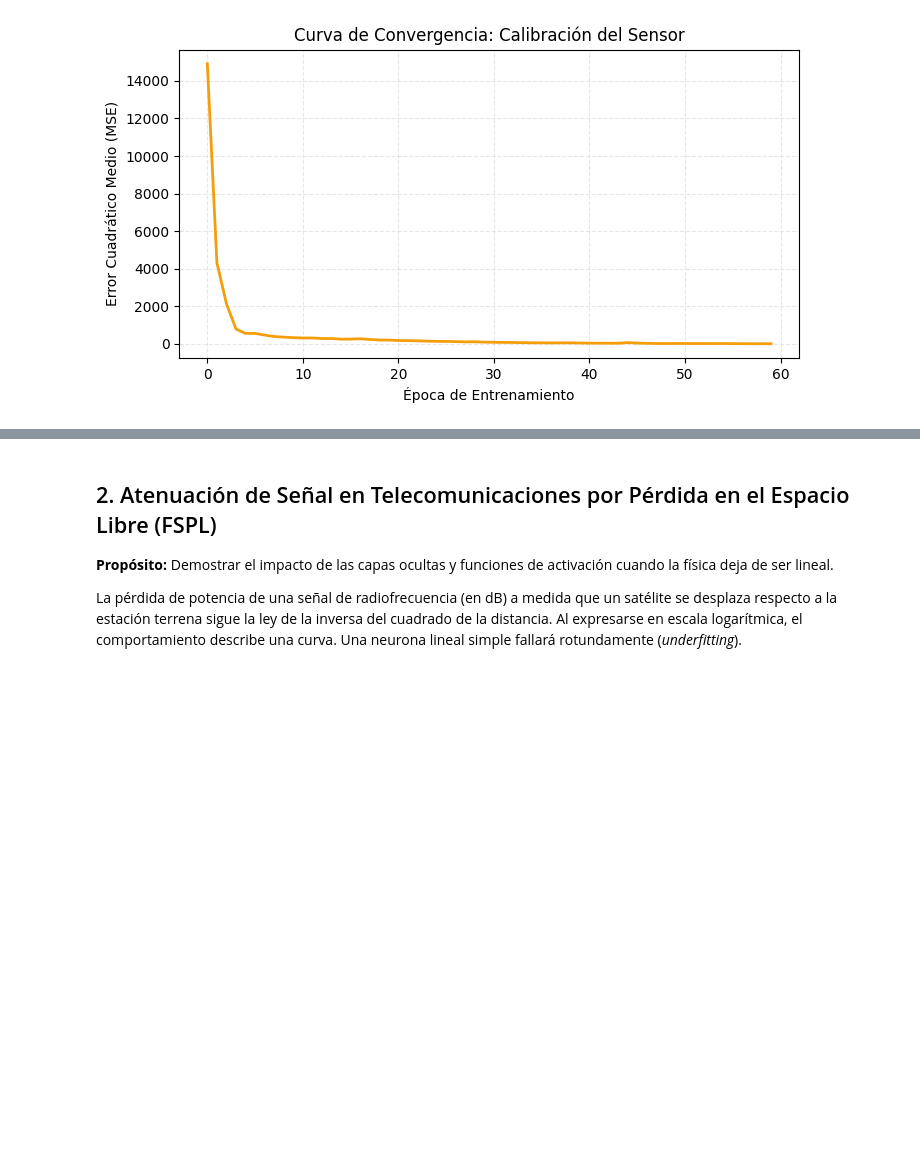
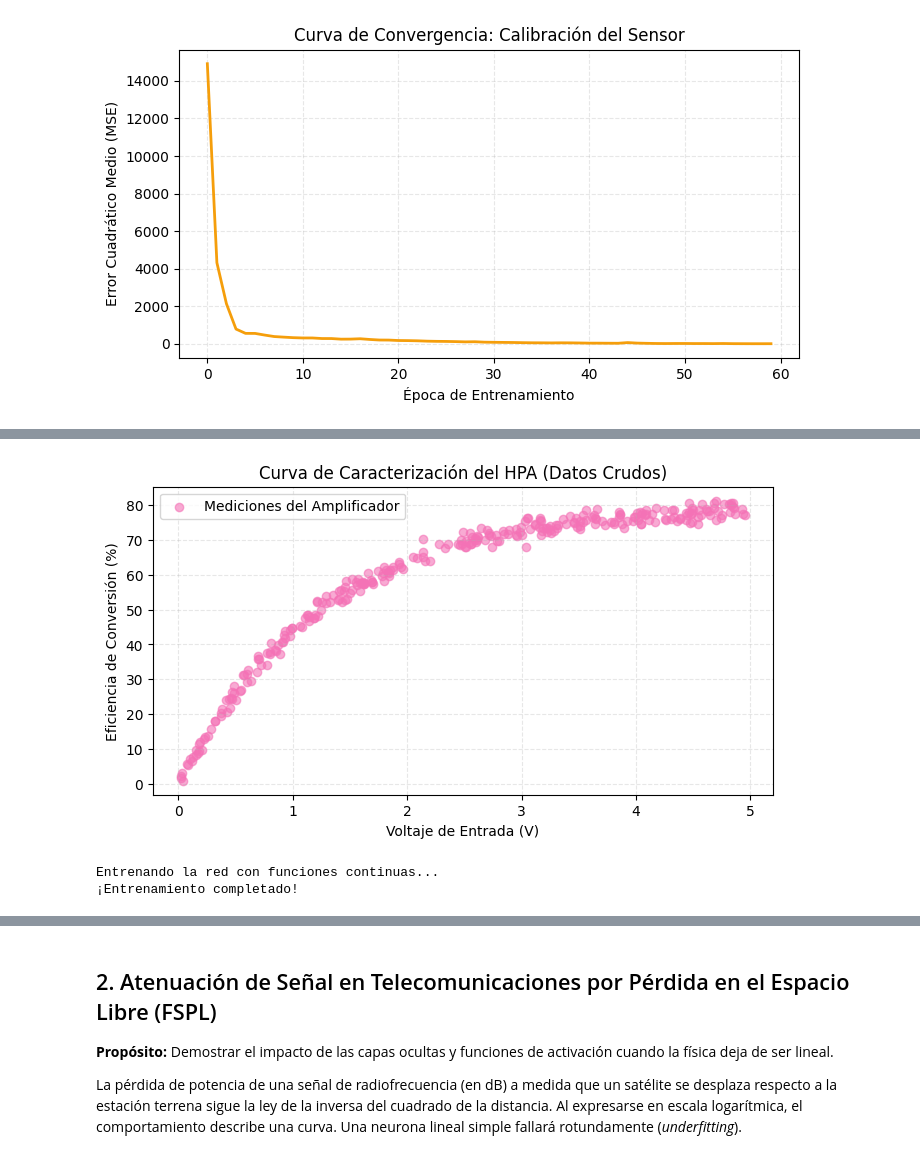
Before and after one commit to hmartinez00/introduccion_nn_python, a Jupyter notebook: notebooks/sesion_1_regresion.ipynb, the cells around one changed output, grey strips where cells are left out. Cells and saved outputs as stored; diff of their text form; code cells hidden in the pictures; blank space fills up the shorter version.

```diff
--- a/notebooks/sesion_1_regresion.ipynb
+++ b/notebooks/sesion_1_regresion.ipynb
@@ -89,0 +98,52 @@ plt.show()
+# %%
+
+# Simulación de la curva de eficiencia física de un amplificador HPA
+# El voltaje (X) opera de 0 a 5 Voltios. La eficiencia (Y) satura exponencialmente cerca del 80%
+np.random.seed(42)
+voltaje_raw = np.random.uniform(0.0, 5.0, 300)
+
+# Ecuación física de saturación para generar el comportamiento del componente
+eficiencia_y = 80.0 * (1.0 - np.exp(-0.8 * voltaje_raw)) + np.random.normal(0, 1.5, 300)
+
+# Ajuste dimensional requerido por Keras para variables de entrada: (Muestras, 1)
+voltaje_train_reshaped = voltaje_raw.reshape(-1, 1).astype('float32')
+
+# Visualización del comportamiento del componente de telecomunicaciones
+plt.figure(figsize=(8, 4))
+plt.scatter(voltaje_raw, eficiencia_y, color='#f472b6', alpha=0.6, label='Mediciones del Amplificador')
+plt.title('Curva de Caracterización del HPA (Datos Crudos)')
+plt.xlabel('Voltaje de Entrada (V)')
+plt.ylabel('Eficiencia de Conversión (%)')
+plt.grid(True, linestyle='--', alpha=0.3)
+plt.legend()
+plt.show()
+# %% [output]
+[figure, added]
+# %%
+
+# =====================================================================
+# ETAPA A: DEFINICIÓN ARQUITECTÓNICA DE LA RED NO LINEAL (CORREGIDA)
+# =====================================================================
+model_hpa = keras.Sequential([
+    # Usamos 'tanh' para garantizar que las neuronas tengan gradientes activos en todo el rango [0, 5]
+    keras.layers.Dense(units=16, activation='tanh', input_shape=[1]),
+    keras.layers.Dense(units=8, activation='tanh'),
+    # Capa de salida lineal para predecir la eficiencia
+    keras.layers.Dense(units=1)
+])
+
+# =====================================================================
+# ETAPA B: PREPARACIÓN PARA LA COMPILACIÓN Y ENTRENAMIENTO
+# =====================================================================
+model_hpa.compile(
+    optimizer=keras.optimizers.Adam(learning_rate=0.01),
+    loss='mean_squared_error'
+)
+
+print("Entrenando la red con funciones continuas...")
+# Subimos las épocas para asegurar que el optimizador mapée la curva por completo
+history_hpa = model_hpa.fit(voltaje_train_reshaped, eficiencia_y, epochs=600, verbose=0)
+print("¡Entrenamiento completado!")
+# %% [output]
+Entrenando la red con funciones continuas...
+¡Entrenamiento completado!
```
Also changed, not shown: parts of 5 cells of this notebook.
